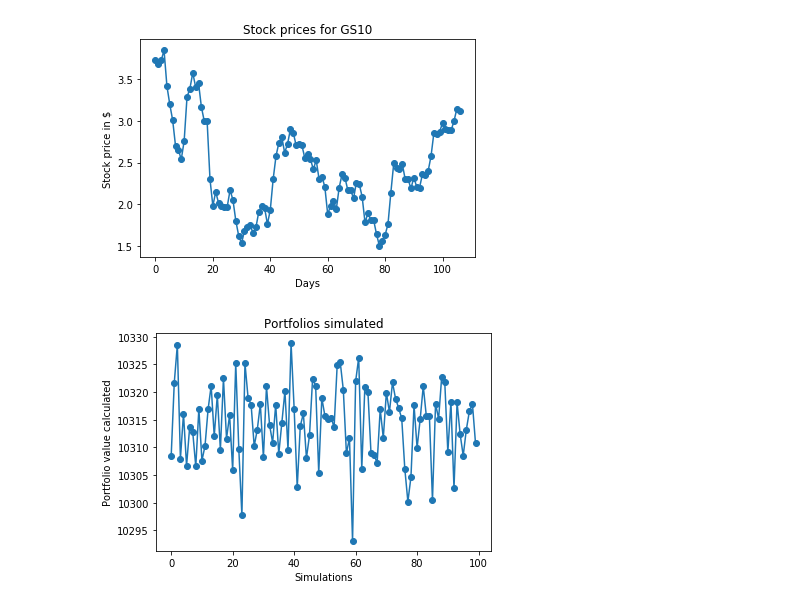
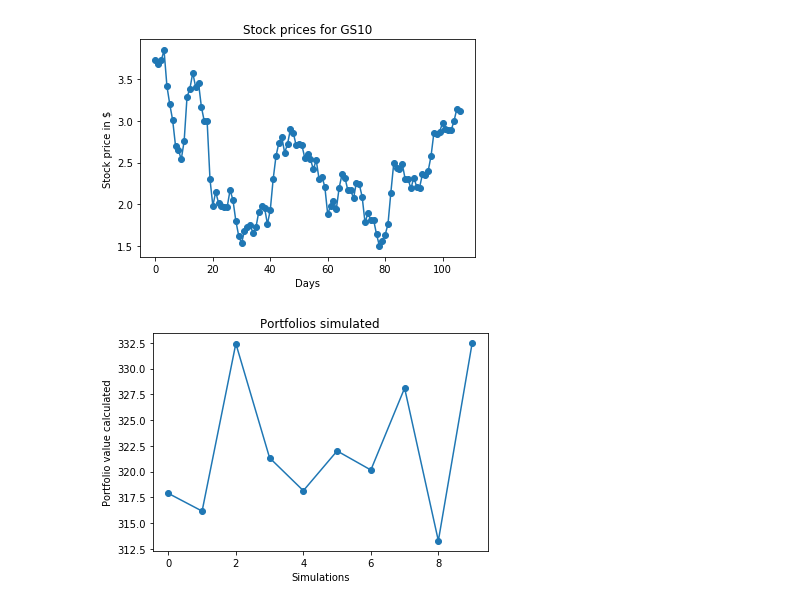
Before and after one commit to Akshay2Agarwal/TensorflowNotebooks, a Jupyter notebook: notebooks/tensorflow8.ipynb, the cells around one changed output. Saved outputs shown, nothing was run; the diff lists cells and outputs as text; code cells hidden in the pictures.

```diff
--- a/notebooks/tensorflow8.ipynb
+++ b/notebooks/tensorflow8.ipynb
@@ -74,7 +74,7 @@ def run_simulation(policy, initial_budget, initial_num_stocks, prices, hist):
 # %%
 def run_simulations(policy, initial_budget, initial_num_stocks, prices, hist):
     portfolios = []
-    num_tries = 100
+    num_tries = 10
     for t in range(num_tries):
         portfolios.append(run_simulation(policy, initial_budget, initial_num_stocks, prices, hist))
     plt.title("Portfolios simulated")
@@ -83,9 +83,9 @@ def run_simulations(policy, initial_budget, initial_num_stocks, prices, hist):
     plt.scatter(range(num_tries), portfolios)
     plt.plot(range(num_tries), portfolios)
 # %%
-run_simulations(RandomDecisionPolicy(['Buy', 'Sell', 'Hold']), 10000.0, 100, stock_prices, 3)
+run_simulations(RandomDecisionPolicy(['Buy', 'Sell', 'Hold']), 10.0, 100, stock_prices, 3)
 # %% [output]
-[figure, old version]
+[figure, new version]
 # %%
 class QLearningDecisionPolicy(DecisionPolicy):
 
```
Also changed, not shown: parts of 1 cell of this notebook.
